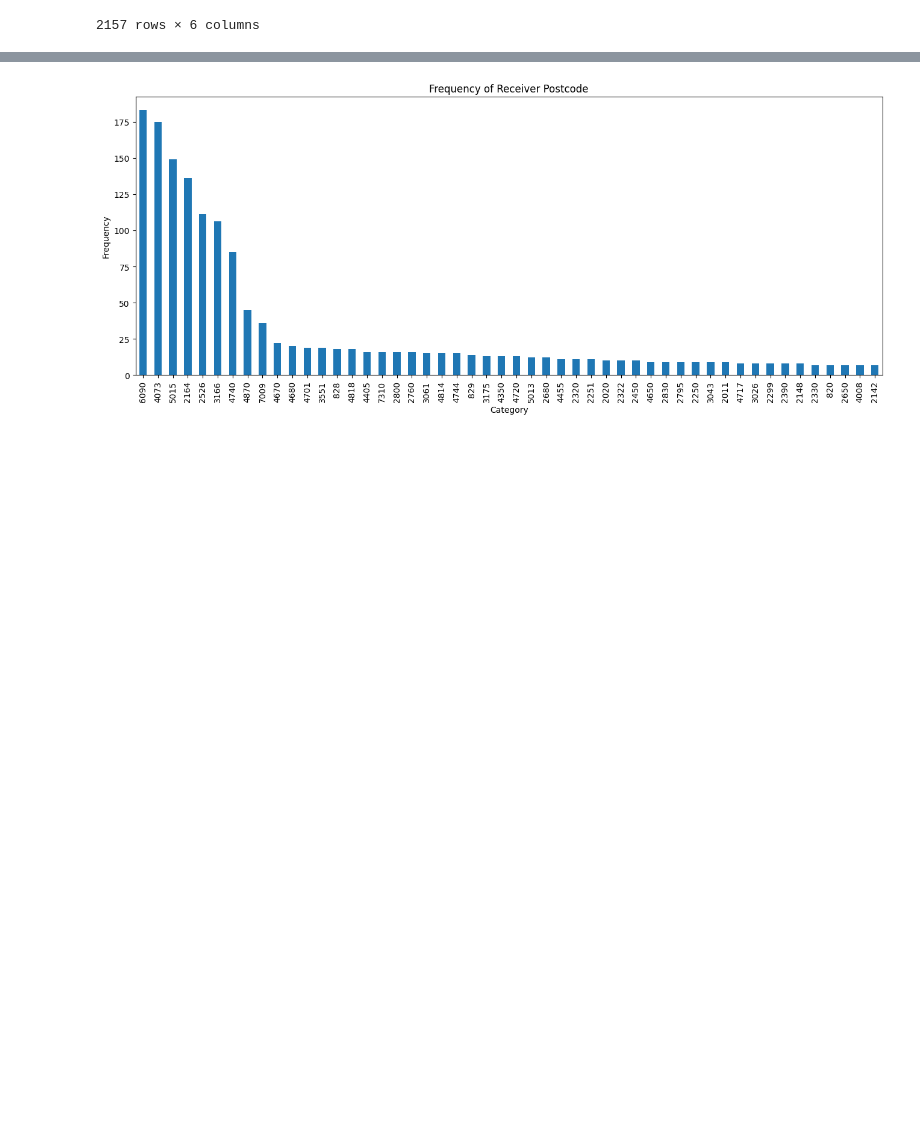
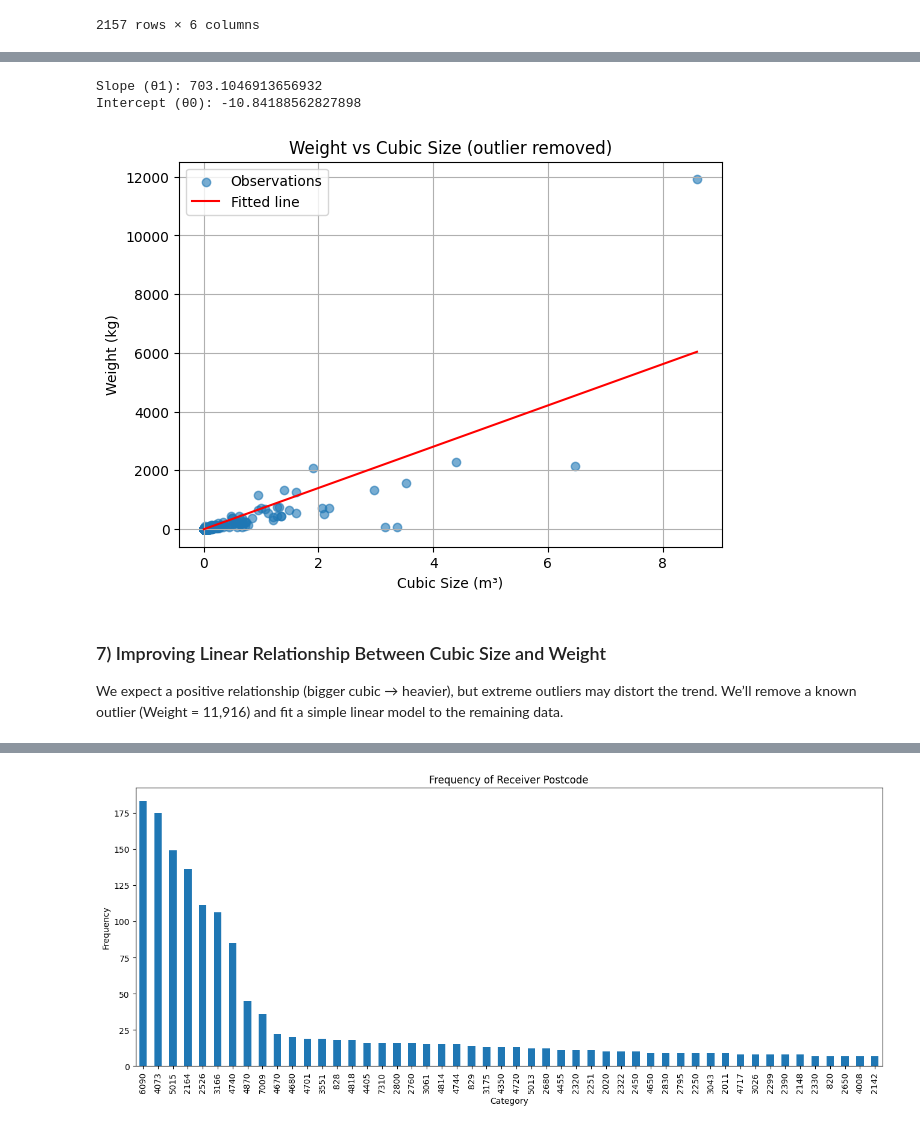
Before and after one commit to sepehrmoghani/kaggleRepo, a Jupyter notebook: business-logistics-analysis.ipynb, the cells around one changed output, grey strips where cells are left out. Cells and saved outputs as stored; diff of their text form; code cells hidden in the pictures; blank space fills up the shorter version.

```diff
--- a/business-logistics-analysis.ipynb
+++ b/business-logistics-analysis.ipynb
@@ -66 +123,37 @@ Now We visualise Cubic vs Weight in a scatterplot chart with the fitted line.
+# %%
+# Prepare X (Cubic Size) and y (Weight)
+x = df[['Cubic Size']].dropna()
+y = df['Weight'].loc[x.index]
+
+# Fit Ordinary Least Squares (sklearn's LinearRegression)
+model = LinearRegression()
+model.fit(x, y)
+
+theta1 = model.coef_[0]      # slope
+theta0 = model.intercept_    # intercept
+print("Slope (θ1):", theta1)
+print("Intercept (θ0):", theta0)
+
+# Predicted line
+x_line = np.linspace(x.min(), x.max(), 100).reshape(-1, 1)
+y_fitted = model.predict(x_line)
+
+# Plot scatter and fitted line
+plt.figure(figsize=(7, 5))
+plt.scatter(x, y, alpha=0.6, label='Observations')
+plt.plot(x_line, y_fitted, color='red', label='Fitted line')
+plt.xlabel('Cubic Size (m³)')
+plt.ylabel('Weight (kg)')
+plt.title('Weight vs Cubic Size (outlier removed)')
+plt.legend()
+plt.grid(True)
+plt.show()
+# %% [output]
+Slope (θ1): 703.1046913656932
+Intercept (θ0): -10.84188562827898
+[figure, added]
+# %% [markdown]
+### 7) Improving Linear Relationship Between Cubic Size and Weight
+
+We expect a positive relationship (bigger cubic → heavier), but extreme outliers may distort the trend. We’ll remove a known outlier (Weight = 11,916) and fit a simple linear model to the remaining data.
 # %%
```
Also changed, not shown: parts of 18 cells of this notebook.
